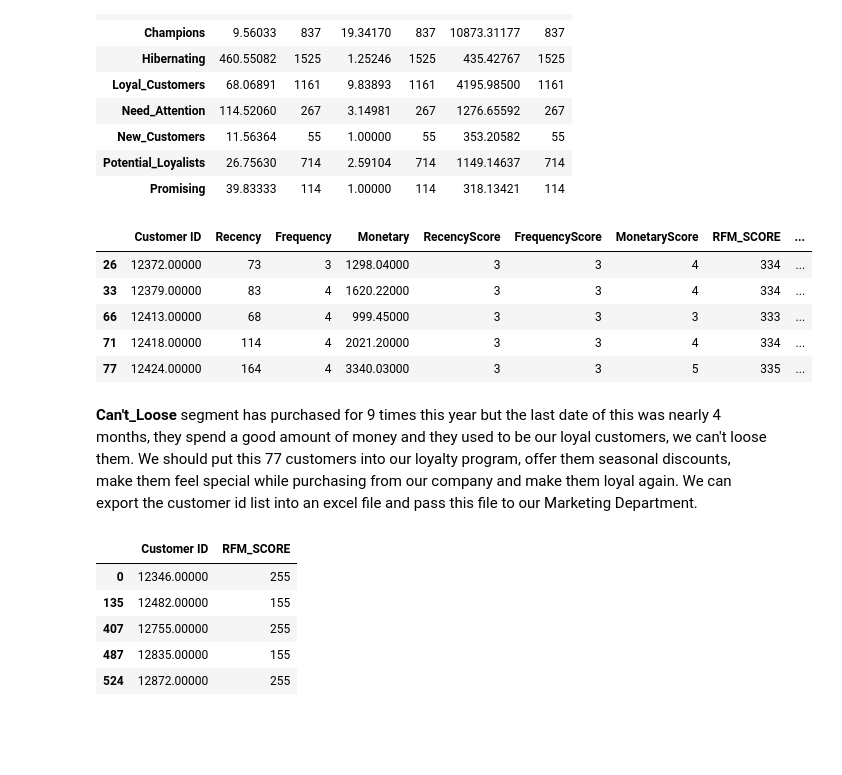
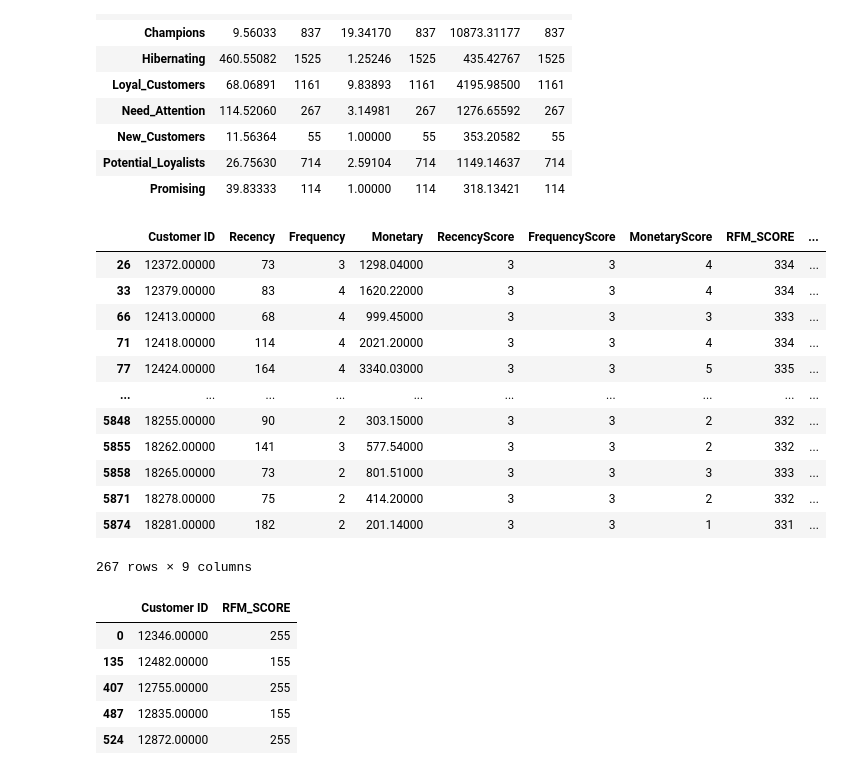
Before and after one commit to jonamadk/Customer-RFM-Analysis, a Jupyter notebook: analysis.ipynb, the cells around one changed output. Drawn from its saved outputs; the diff is of its cells as text; code cells hidden in the pictures; blank space fills up the shorter version.

```diff
--- a/analysis.ipynb
+++ b/analysis.ipynb
@@ -644,16 +647,21 @@ rfm[["Segment", "Recency", "Frequency", "Monetary"]].groupby("Segment").agg(["me
 | Potential_Loyalists | 26.75630 | 714 | 2.59104 | 714 | 1149.14637 | 714 |
 | Promising | 39.83333 | 114 | 1.00000 | 114 | 318.13421 | 114 |
 # %%
-rfm[rfm["Segment"] == "Need_Attention"].head()
+rfm[rfm["Segment"] == "Need_Attention"]
 # %% [output]
 |  | Customer ID | Recency | Frequency | Monetary | RecencyScore | FrequencyScore | MonetaryScore | RFM_SCORE | ... |
 | 26 | 12372.00000 | 73 | 3 | 1298.04000 | 3 | 3 | 4 | 334 | ... |
 | 33 | 12379.00000 | 83 | 4 | 1620.22000 | 3 | 3 | 4 | 334 | ... |
 | 66 | 12413.00000 | 68 | 4 | 999.45000 | 3 | 3 | 3 | 333 | ... |
 | 71 | 12418.00000 | 114 | 4 | 2021.20000 | 3 | 3 | 4 | 334 | ... |
 | 77 | 12424.00000 | 164 | 4 | 3340.03000 | 3 | 3 | 5 | 335 | ... |
+| ... | ... | ... | ... | ... | ... | ... | ... | ... | ... |
+| 5848 | 18255.00000 | 90 | 2 | 303.15000 | 3 | 3 | 2 | 332 | ... |
+| 5855 | 18262.00000 | 141 | 3 | 577.54000 | 3 | 3 | 2 | 332 | ... |
+| 5858 | 18265.00000 | 73 | 2 | 801.51000 | 3 | 3 | 3 | 333 | ... |
+| 5871 | 18278.00000 | 75 | 2 | 414.20000 | 3 | 3 | 2 | 332 | ... |
+| 5874 | 18281.00000 | 182 | 2 | 201.14000 | 3 | 3 | 1 | 331 | ... |
+267 rows × 9 columns
-# %% [markdown]
-**Can't_Loose** segment has purchased for 9 times this year but the last date of this was nearly 4 months, they spend a good amount of money and they used to be our loyal customers, we can't loose them. We should put this 77 customers into our loyalty program, offer them seasonal discounts, make them feel special while purchasing from our company and make them loyal again. We can export the customer id list into an excel file and pass this file to our Marketing Department.
 # %%
 marketing_df = rfm[rfm["Segment"] == "Cant_Loose"][["Customer ID", "RFM_SCORE"]]
 marketing_df.head()
```
Also changed, not shown: parts of 5 cells of this notebook, 8 other files.
